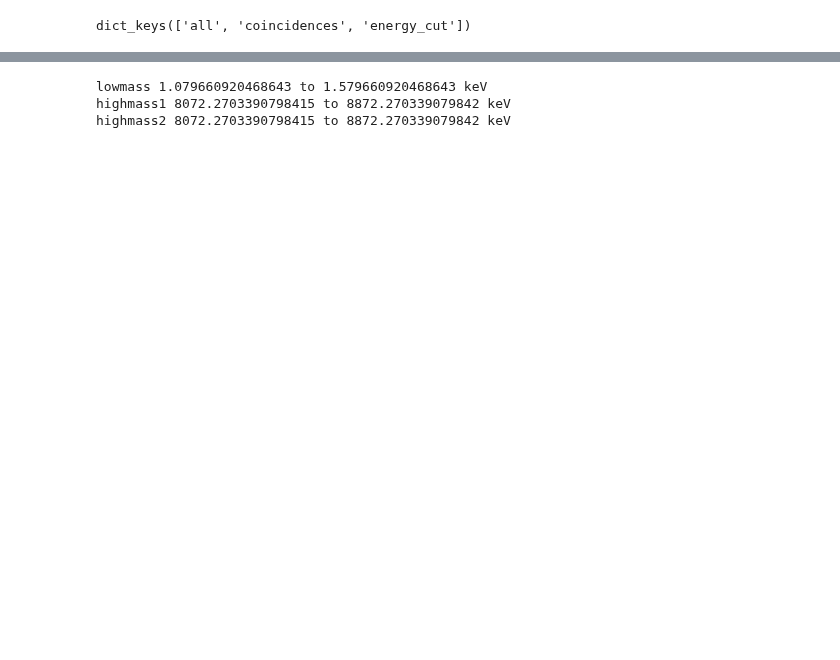
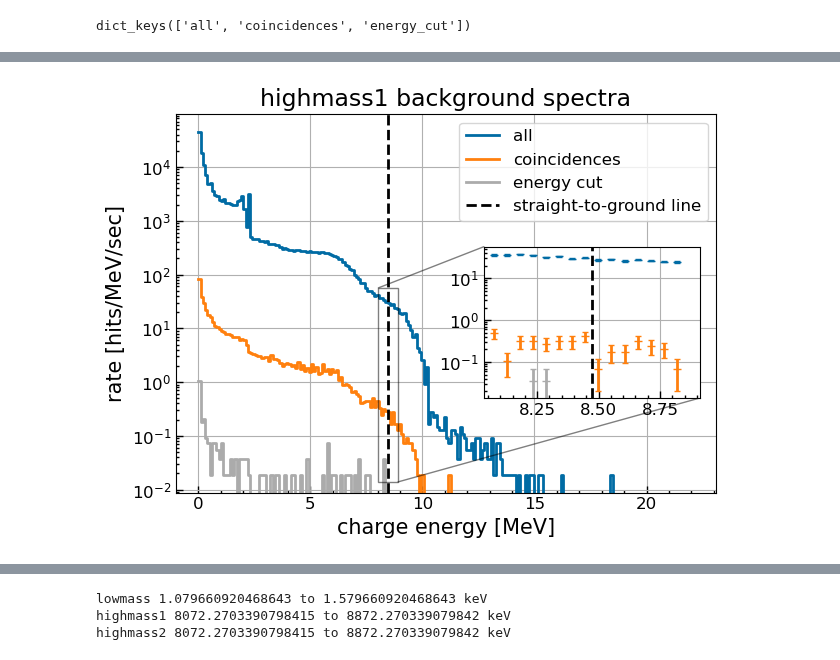
Before and after one commit to tamu-edu/doublecap, a Jupyter notebook: analysis/backgrounds.ipynb, the cells around one changed output, grey strips where cells are left out. Saved outputs shown, nothing was run; the diff lists cells and outputs as text; code cells hidden in the pictures; blank space fills up the shorter version.

```diff
--- a/analysis/backgrounds.ipynb
+++ b/analysis/backgrounds.ipynb
@@ -485,10 +437,6 @@ meas = (20.,1.)
 
 leadrates = so.BackgroundRates(match = 'Lead20.000000_PE1.000000_*_t*.root', Ndefault = 1e8, folder = '../build/rate_data/', verbose = 3, part = 5)
 leadrates.analyze()
-
-leadrates.meas_exposures = {meas: 0 for meas in leadrates.measurements_list}
-for i in range(leadrates.N):
-    leadrates.meas_exposures[leadrates.measurements[i]] += leadrates.exposure_time_list[i]
 # %% [output]
 collecting 1600 files
 1/1600 done
@@ -959,3 +641,75 @@ highmass2 energy_cut 0.0948125 +/- 0.0023125 hits/sec/MeV
+# %%
+plt.style.use('tableau-colorblind10')
+plt.style.use('../figures/style.mplstyle')
+
+# all backgrounds, full range
+bin_type = 'full_range'
+
+det = 'highmass1'
+
+fig = plt.figure()
+ax = plt.gca()
+
+ax.set_title(f'{det} background spectra')
+
+for h in hist_types:
+    #label = ' '.join(c.split('_')[1:])
+    hist = all_hist_dict[h][det][bin_type]
+    Ebins = hist['E'].values
+    dE = (Ebins[1:] - Ebins[:-1])
+    cts = hist[hist.keys()[1]].values
+    y = cts/leadrates.meas_exposures[meas]
+    y[:-1] /= dE
+    #y = df[c].values/leadrates.meas_exposures[meas]
+    if h == 'energy_cut':
+        h = 'energy cut'
+    ax.step(Ebins, y, where = 'post', label = h)
+
+
+#ax.step(capcts.Ebins, capcts.cts[det]*capture_rate/capcts.Nprimaries, where = 'post', label = 'postcapture')
+
+plt.axvline(E1, linestyle = 'dashed', color = 'k', label = 'straight-to-ground line')
+
+
+ax.semilogy()
+ax.grid()
+window = ax.axis()
+ax.set_xlim(window1[0], 1.1*window1[1])
+
+ax.legend()
+ax.set_xlabel('charge energy [MeV]')
+ax.set_ylabel('rate [hits/MeV/sec]')
+
+Ebins_cut = all_hist_dict['energy_cut'][det]['cut_window']['E'].values
+
+ax2 = ax.inset_axes([0.57, 0.25, 0.4, 0.4], xlim = (window2[0], window2[1]), ylim = (window2[2], window2[3]))
+
+
+for h in hist_types:
+    hist = all_hist_dict[h][det]['cut_window']
+    Ebins = hist['E'].values
+    dE = (Ebins[1:] - Ebins[:-1]).mean()
+    cts = hist[hist.keys()[1]].values
+    y = cts/leadrates.meas_exposures[meas]/dE
+    dy = np.sqrt(cts)/leadrates.meas_exposures[meas]/dE
+    lable = hist.keys()[1].split('_')[1] + (' cut' if 'energy' in hist.keys()[1] else '')
+    #ax2.step(Ebins, y, where = 'post', label = c)
+    ax2.errorbar(Ebins, y, yerr = dy, label = lable, linestyle = '', marker = '_', capsize = 2)
+
+    #print(det, h, f'{(cts+1).sum()/exposure/(Ebins[-1]-Ebins[0]):.6g} +/- {np.sqrt(cts.sum())/exposure/(Ebins[-1]-Ebins[0]):.6g}', 'hits/sec/MeV')
+
+ax2.axvline(E1, linestyle = 'dashed', color = 'k')
+
+ax2.semilogy()
+ax2.grid()
+#ax2.set_xlabel(f'charge energy [{eu}]')
+#ax2.set_ylabel(f'rate [hits/{eu}/sec]')
+ax.indicate_inset_zoom(ax2, edgecolor="black")
+
+fig.tight_layout()
+plt.savefig('../figures/sim_hm1_spectra.pdf')
+# %% [output]
+[figure, added]
 # %%
 for h in hist_types:
     for bin_type in bin_types:
```
Also changed, not shown: parts of 57 cells of this notebook.
